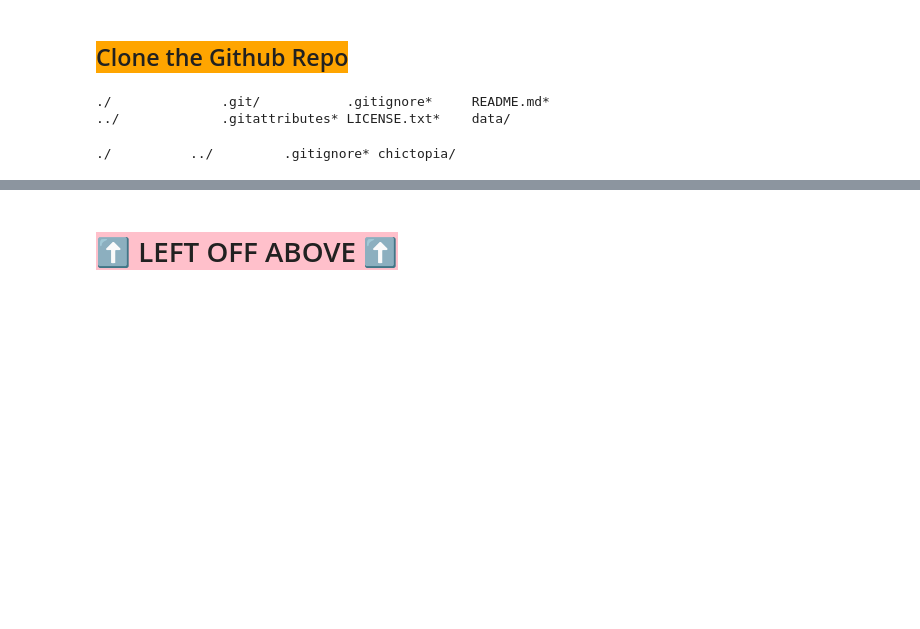
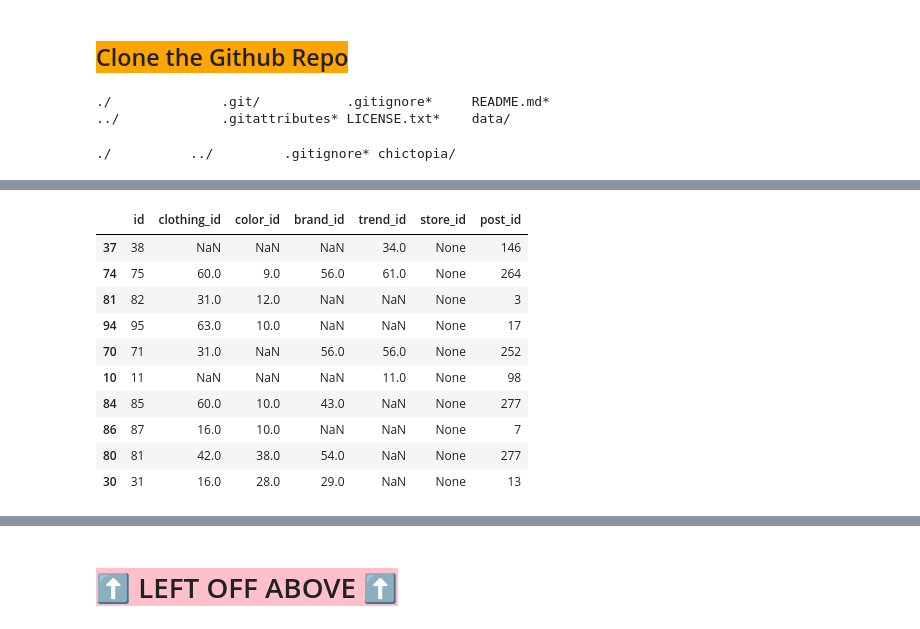
Before and after one commit to StyleVerse/Outfit-Recommender, a Jupyter notebook: notebooks/Step2_EDA/Step2_EDA_PaperDolls.ipynb, the cells around one changed output, grey strips where cells are left out. Cells and saved outputs as stored; diff of their text form; code cells hidden in the pictures; blank space fills up the shorter version.

```diff
--- a/notebooks/Step2_EDA/Step2_EDA_PaperDolls.ipynb
+++ b/notebooks/Step2_EDA/Step2_EDA_PaperDolls.ipynb
@@ -155,0 +369,24 @@ gunzip -c chictopia.sql.gz | sqlite3 chictopia.sqlite3
+# %%
+# Gettin schema
+
+# Tables = ['users','posts','streets','garments','tags','trends','fanships','friendships',
+# 'bookmarks','stores','comments','color_taggings','taggings','photos']
+
+
+garments_sample = pd.read_sql("""SELECT *
+FROM garments limit 100
+""",con=db)
+
+garments_sample.sample(n=10)
+# %% [output]
+|  | id | clothing_id | color_id | brand_id | trend_id | store_id | post_id |
+| 37 | 38 | NaN | NaN | NaN | 34.0 | None | 146 |
+| 74 | 75 | 60.0 | 9.0 | 56.0 | 61.0 | None | 264 |
+| 81 | 82 | 31.0 | 12.0 | NaN | NaN | None | 3 |
+| 94 | 95 | 63.0 | 10.0 | NaN | NaN | None | 17 |
+| 70 | 71 | 31.0 | NaN | 56.0 | 56.0 | None | 252 |
+| 10 | 11 | NaN | NaN | NaN | 11.0 | None | 98 |
+| 84 | 85 | 60.0 | 10.0 | 43.0 | NaN | None | 277 |
+| 86 | 87 | 16.0 | 10.0 | NaN | NaN | None | 7 |
+| 80 | 81 | 42.0 | 38.0 | 54.0 | NaN | None | 277 |
+| 30 | 31 | 16.0 | 28.0 | 29.0 | NaN | None | 13 |
```
Also changed, not shown: parts of 50 cells of this notebook.
